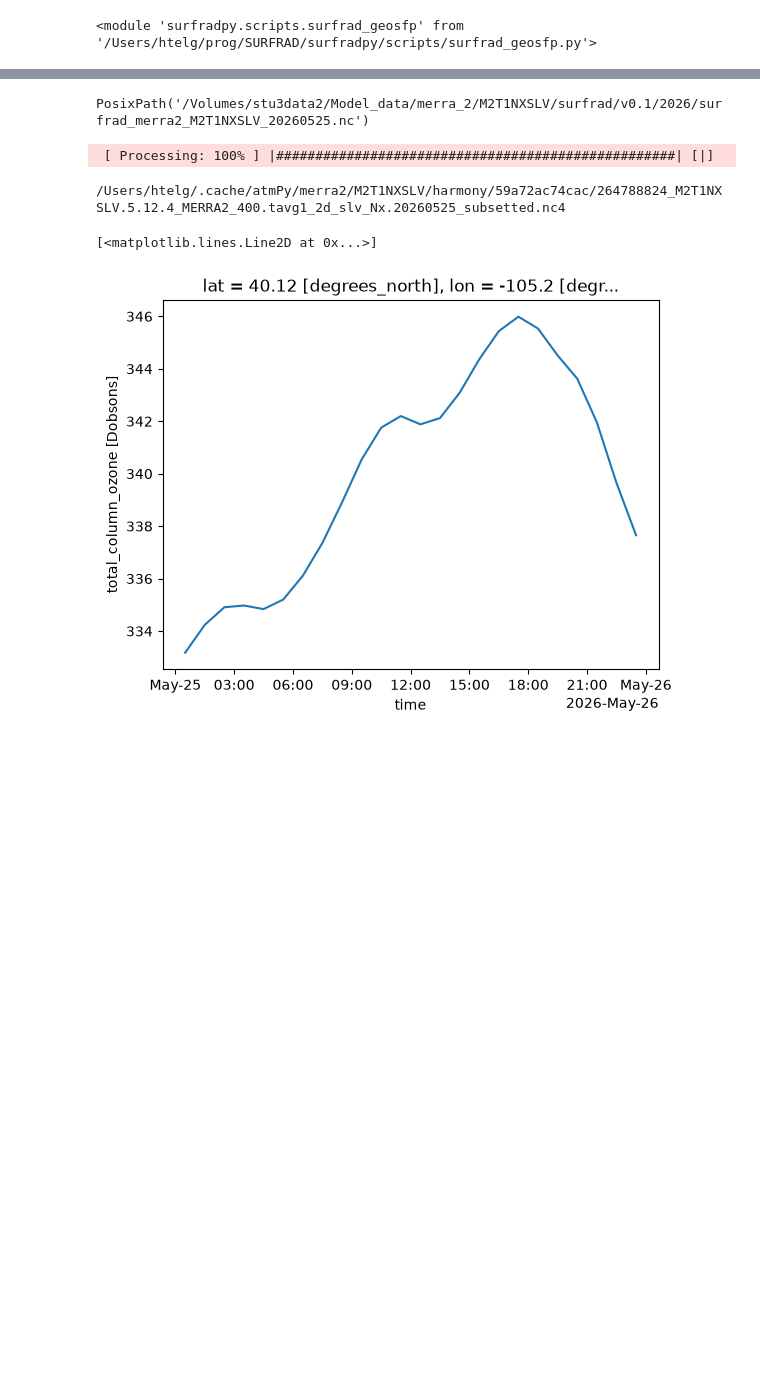
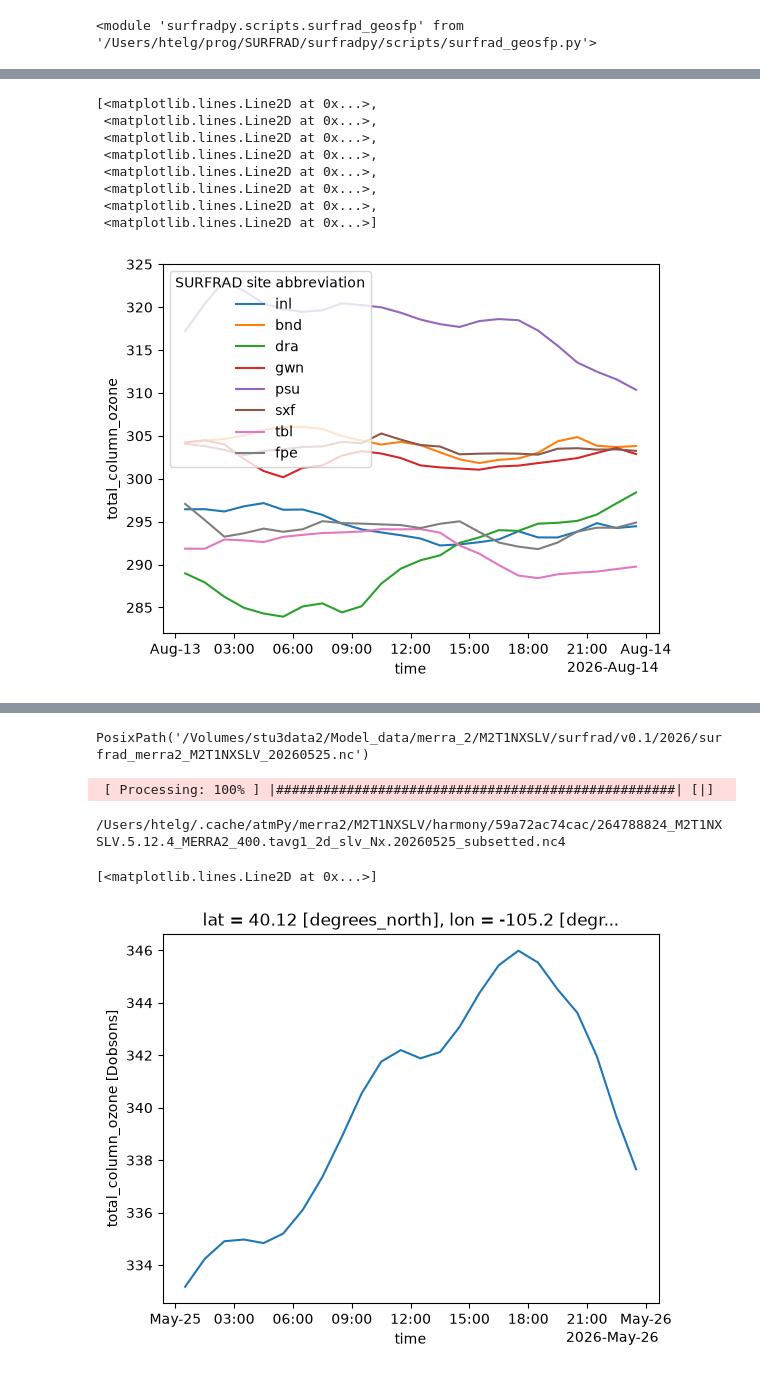
Before and after one commit to hagne/SURFRAD, a Jupyter notebook: notebooks/production/surfrad/model_projections/geos_fp.ipynb, the cells around one changed output, grey strips where cells are left out. Drawn from its saved outputs; the diff is of its cells as text; code cells hidden in the pictures; blank space fills up the shorter version.

```diff
--- a/notebooks/production/surfrad/model_projections/geos_fp.ipynb
+++ b/notebooks/production/surfrad/model_projections/geos_fp.ipynb
@@ -52,0 +51,12 @@ pi.workplan
+# %%
+ds.to3.plot.line(x = 'datetime')
+# %% [output]
+[<matplotlib.lines.Line2D at 0x...>,
+ <matplotlib.lines.Line2D at 0x...>,
+ <matplotlib.lines.Line2D at 0x...>,
+ <matplotlib.lines.Line2D at 0x...>,
+ <matplotlib.lines.Line2D at 0x...>,
+ <matplotlib.lines.Line2D at 0x...>,
+ <matplotlib.lines.Line2D at 0x...>,
+ <matplotlib.lines.Line2D at 0x...>]
+[figure, added]
```
Also changed, not shown: parts of 18 cells of this notebook, 5 other files.
